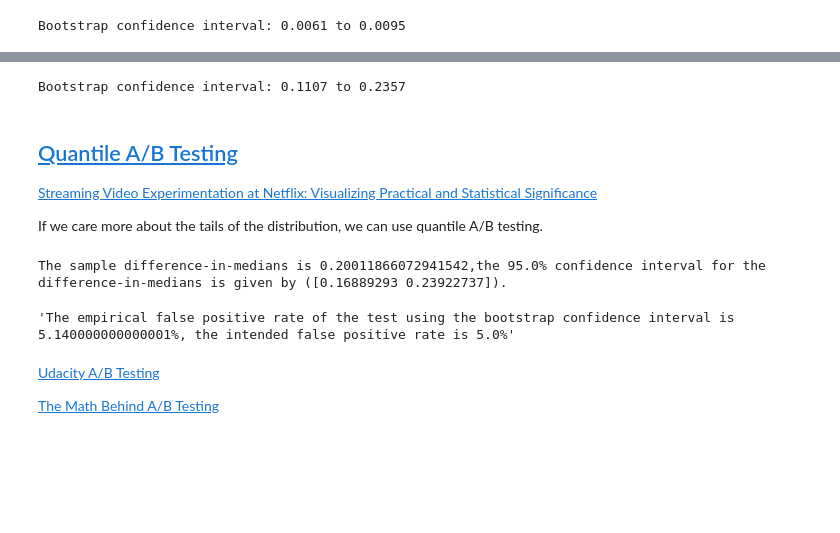
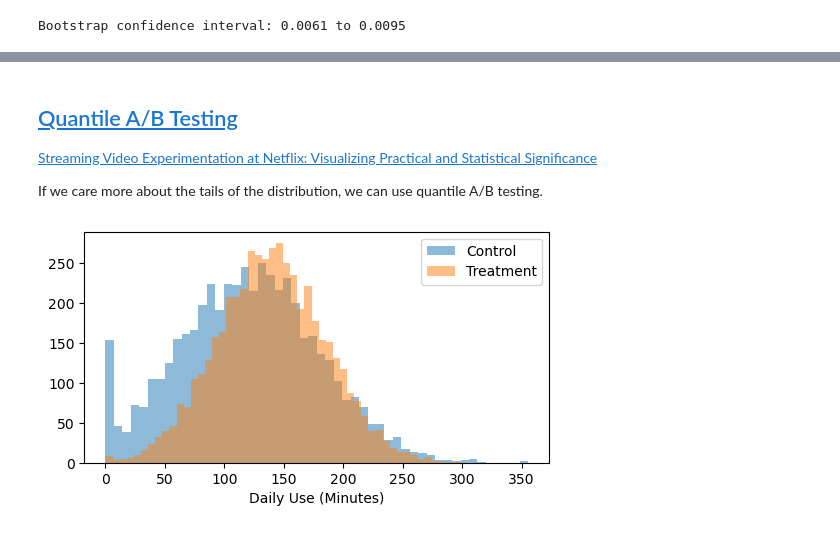
Before and after one commit to pabloestradac/Experimentation, a Jupyter notebook: AB_testing.ipynb, the cells around one changed output, grey strips where cells are left out. Saved outputs shown, nothing was run; the diff lists cells and outputs as text; code cells hidden in the pictures; blank space fills up the shorter version.

```diff
--- a/AB_testing.ipynb
+++ b/AB_testing.ipynb
@@ -279,67 +256,25 @@ Bootstrap confidence interval: -0.4918 to 0.5403
-# %%
-# Bootstrap A/B testing
-n = 100
-boot_diff = []
-
-for _ in range(n):
-    sample = df.sample(frac=1, replace=True)
-    ad = sample.loc[sample.test_group == 'ad', 'most_ads_hour'].mean()
-    psa = sample.loc[sample.test_group == 'psa', 'most_ads_hour'].mean()
-    boot_diff.append(ad - psa)
-
-ci = np.percentile(boot_diff, [alpha/2*100, (1-alpha/2)*100])
-print(f"Bootstrap confidence interval: {ci[0]:.4f} to {ci[1]:.4f}")
-# %% [output]
-Bootstrap confidence interval: 0.1107 to 0.2357
 # %% [markdown]
 ## [Quantile A/B Testing](https://engineering.atspotify.com/2022/03/comparing-quantiles-at-scale-in-online-a-b-testing/)
 
 [Streaming Video Experimentation at Netflix: Visualizing Practical and Statistical Significance](https://netflixtechblog.com/streaming-video-experimentation-at-netflix-visualizing-practical-and-statistical-significance-7117420f4e9a)
 
 If we care more about the tails of the distribution, we can use quantile A/B testing.
-# %%
-import numpy as np
-from numpy.random import normal, binomial
-
-alpha=.05
-quantile_of_interest=0.5
-sample_size=10000
-number_of_bootstrap_samples=1000000
-outcome_control_sorted = np.sort(normal(1,1,sample_size))
-outcome_treatment_sorted = np.sort(normal(1.2,1,sample_size))
-
-bootstrap_difference_distribution = outcome_treatment_sorted[binomial(sample_size+1, quantile_of_interest,
-number_of_bootstrap_samples)] - outcome_control_sorted[binomial(sample_size+1,
-                        quantile_of_interest, number_of_bootstrap_samples)]
-bootstrap_confidence_interval = np.quantile(bootstrap_difference_distribution,
-[alpha/2 , 1-alpha/2])
-
-print(f"The sample difference-in-medians is \
-{np.quantile(outcome_treatment_sorted, quantile_of_interest)-np.quantile(outcome_control_sorted, quantile_of_interest)},\
-the {(1-alpha)*100}% confidence interval for the difference-in-medians is given by ({bootstrap_confidence_interval}).")
-# %% [output]
-The sample difference-in-medians is 0.20011866072941542,the 95.0% confidence interval for the difference-in-medians is given by ([0.16889293 0.23922737]).
-# %%
-import numpy as np
-from scipy.stats import binom
-
-alpha=.05
-quantile_of_interest=0.5
-sample_size=10000
-number_of_bootstrap_samples=1000000
-replications = 10000
-
-bootstrap_confidence_intervals = []
-ci_index = int(np.floor(binom.ppf(alpha,sample_size+1,
-quantile_of_interest)))
-for i in range(replications):
-    outcome_sorted = np.sort(np.random.normal(0,1,sample_size))
-    bootstrap_confidence_intervals.append(outcome_sorted[ci_index])
-
-f"The empirical false positive rate of the test using the bootstrap confidence interval is {np.mean([1 if i>0  else 0 for i in bootstrap_confidence_intervals])*100}%, the intended false positive rate is {alpha*100}%"
-# %% [output]
-'The empirical false positive rate of the test using the bootstrap confidence interval is 5.140000000000001%, the intended false positive rate is 5.0%'
-# %% [markdown]
-[Udacity A/B Testing](https://www.kaggle.com/code/tammyrotem/ab-tests-with-python)
-
-[The Math Behind A/B Testing](https://towardsdatascience.com/the-math-behind-a-b-testing-with-example-code-part-1-of-2-7be752e1d06f)
+# %%
+import numpy.random as npr
+npr.seed(42)
+
+# Simulate daily use of Spotify
+sample_size = 5000
+n_boot_samples = 50000
+daily_use_control = npr.normal(120, 60, sample_size).clip(0)
+daily_use_treatment = npr.normal(140, 45, sample_size).clip(0)
+
+# Plot the distribution of daily use
+fig, ax = plt.subplots(figsize=(6,3))
+ax.hist(daily_use_control, bins=50, alpha=0.5, label='Control')
+ax.hist(daily_use_treatment, bins=50, alpha=0.5, label='Treatment')
+plt.xlabel('Daily Use (Minutes)')
+plt.legend()
+plt.show()
+# %% [output]
+[figure, added]
```
Also changed, not shown: parts of 22 cells of this notebook.
